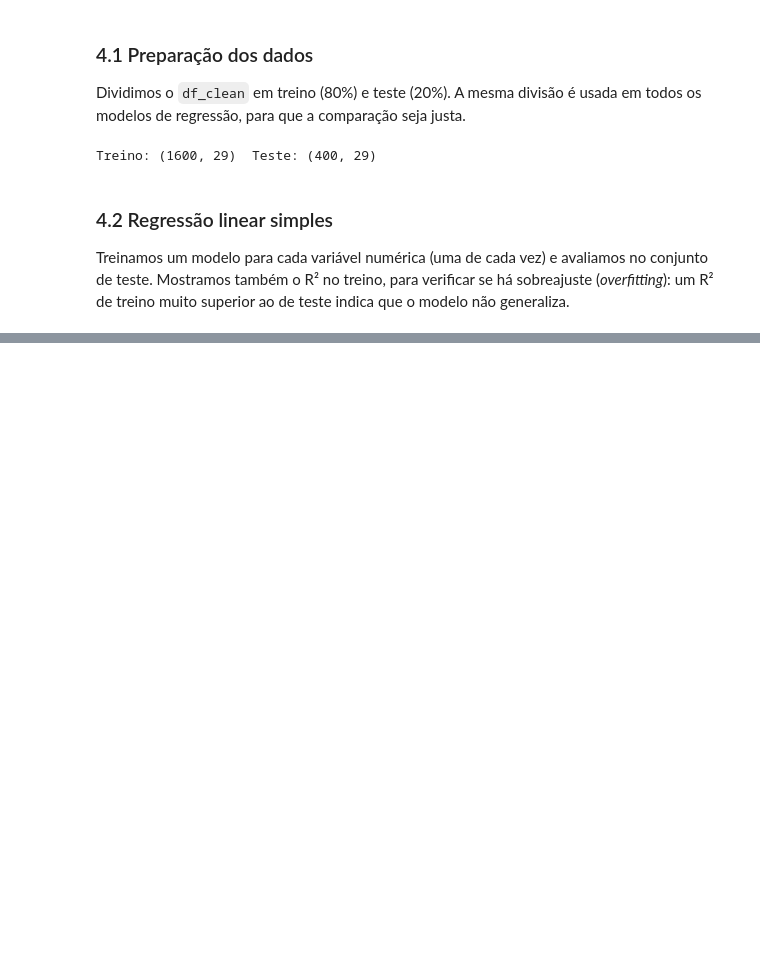
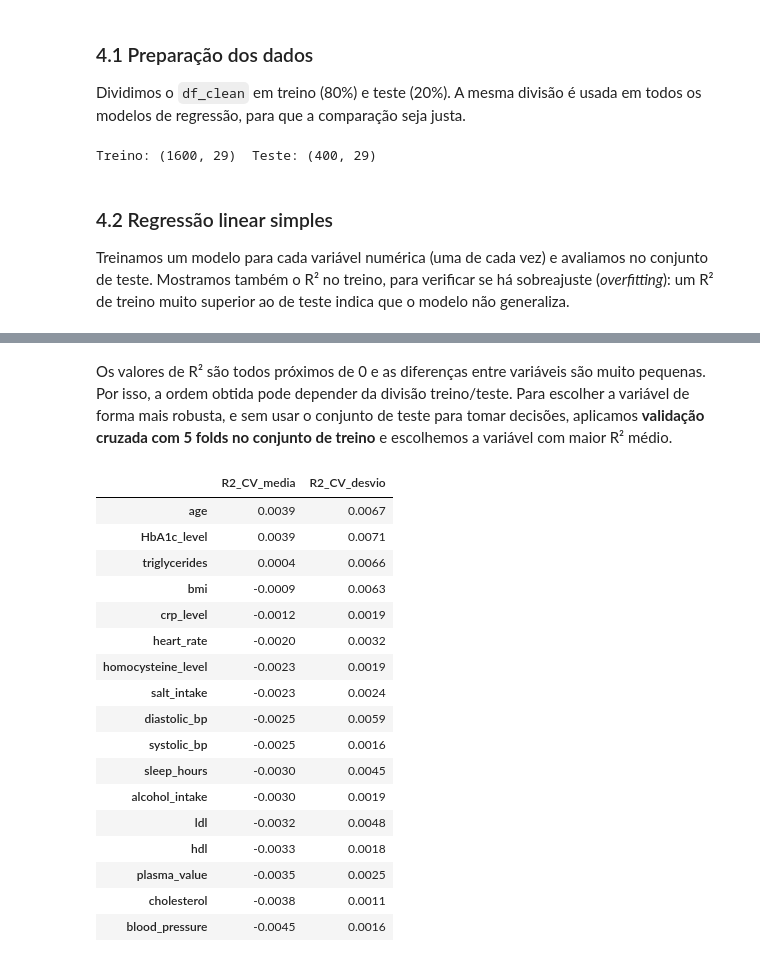
Before and after one commit to 1231478-Ellah-Fleischmann/APRAU-PROJETO, a Jupyter notebook: notebooks/APRAU_EFG_M1A_1231478_1230806.ipynb, the cells around one changed output, grey strips where cells are left out. Drawn from its saved outputs; the diff is of its cells as text; code cells hidden in the pictures; blank space fills up the shorter version.

```diff
--- a/notebooks/APRAU_EFG_M1A_1231478_1230806.ipynb
+++ b/notebooks/APRAU_EFG_M1A_1231478_1230806.ipynb
@@ -531,0 +569,33 @@ Treinamos um modelo para cada variável numérica (uma de cada vez) e avaliamos
+# %% [markdown]
+Os valores de R² são todos próximos de 0 e as diferenças entre variáveis são muito pequenas. Por isso, a ordem obtida pode depender da divisão treino/teste. Para escolher a variável de forma mais robusta, e sem usar o conjunto de teste para tomar decisões, aplicamos **validação cruzada com 5 folds no conjunto de treino** e escolhemos a variável com maior R² médio.
+# %%
+from sklearn.model_selection import cross_val_score, KFold
+
+kf = KFold(n_splits=5, shuffle=True, random_state=SEED)
+
+cv_simples = {}
+for col in num_cols_clean:
+    scores = cross_val_score(LinearRegression(), X_train[[col]], y_train, cv=kf, scoring='r2')
+    cv_simples[col] = {'R2_CV_media': scores.mean(), 'R2_CV_desvio': scores.std()}
+
+res_cv_simples = pd.DataFrame(cv_simples).T.sort_values('R2_CV_media', ascending=False)
+res_cv_simples.round(4)
+# %% [output]
+|  | R2_CV_media | R2_CV_desvio |
+| age | 0.0039 | 0.0067 |
+| HbA1c_level | 0.0039 | 0.0071 |
+| triglycerides | 0.0004 | 0.0066 |
+| bmi | -0.0009 | 0.0063 |
+| crp_level | -0.0012 | 0.0019 |
+| heart_rate | -0.0020 | 0.0032 |
+| homocysteine_level | -0.0023 | 0.0019 |
+| salt_intake | -0.0023 | 0.0024 |
+| diastolic_bp | -0.0025 | 0.0059 |
+| systolic_bp | -0.0025 | 0.0016 |
+| sleep_hours | -0.0030 | 0.0045 |
+| alcohol_intake | -0.0030 | 0.0019 |
+| ldl | -0.0032 | 0.0048 |
+| hdl | -0.0033 | 0.0018 |
+| plasma_value | -0.0035 | 0.0025 |
+| cholesterol | -0.0038 | 0.0011 |
+| blood_pressure | -0.0045 | 0.0016 |
```
Also changed, not shown: parts of 2 cells of this notebook.
